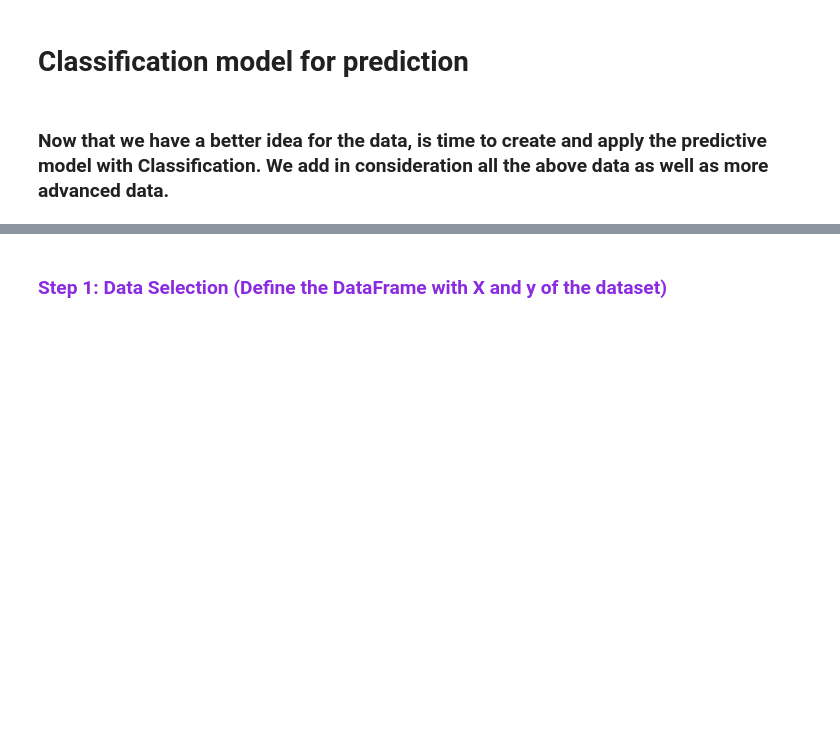
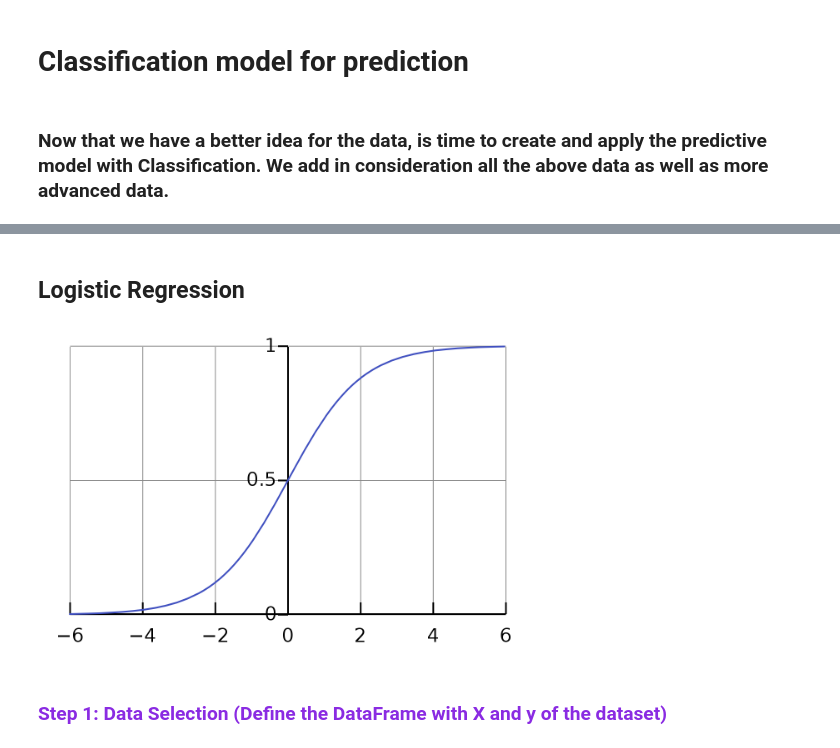
Before and after one commit to DemetrisEng/Data-Analysis-Machine-Learning, a Jupyter notebook: Jayson Tatum.ipynb, the cells around one changed output, grey strips where cells are left out. Drawn from its saved outputs; the diff is of its cells as text; code cells hidden in the pictures; blank space fills up the shorter version.

```diff
--- a/Jayson Tatum.ipynb
+++ b/Jayson Tatum.ipynb
@@ -622,3 +620,10 @@ src="logistic.png" style="width: 500px;" align="left"/>
+# %% [markdown]
+## Logistic Regression
+# %%
+from IPython.display import Image
+Image("logistic.png", width=500, height=500)
+# %% [output]
+[figure, added]
 # %% [markdown]
 ### <font color='blueviolet'>Step 1: Data Selection (Define the DataFrame with X and y of the dataset)</font>
 # %%
```
Also changed, not shown: parts of 3 cells of this notebook.
